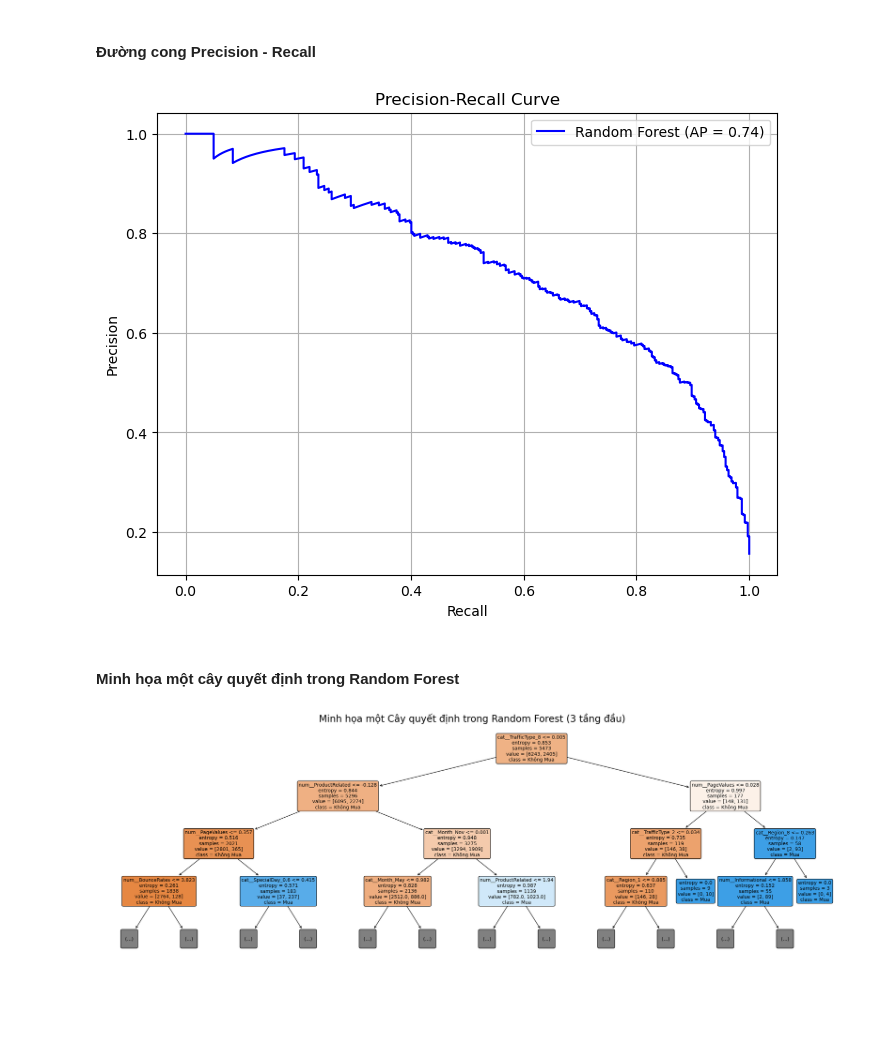
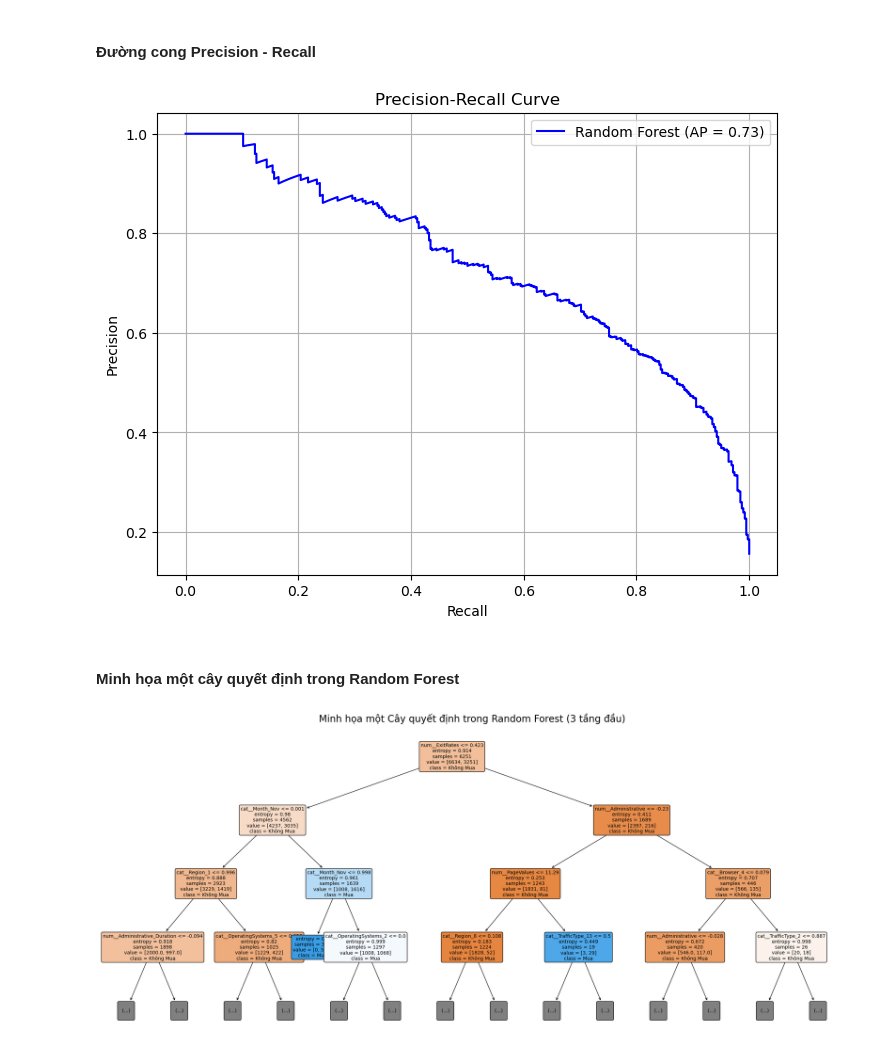
Before and after one commit to phnguyen-hub/11224830_Pham-Hanh-Nguyen, a Jupyter notebook: 11224830_Pham Hanh Nguyen.ipynb, the cells around one changed output. Drawn from its saved outputs; the diff is of its cells as text; code cells hidden in the pictures; blank space fills up the shorter version.

```diff
--- a/11224830_Pham Hanh Nguyen.ipynb
+++ b/11224830_Pham Hanh Nguyen.ipynb
@@ -268,10 +268,10 @@ Name: count, dtype: int64
 [False, True]
 # %%
 # Xác định danh sách các cột
-nominal_features = ["Month", "VisitorType", "Weekend", "OperatingSystems", "Browser", "Region", "TrafficType", "SpecialDay"]
+nominal_features = ["Month", "VisitorType", "Weekend", "OperatingSystems", "Browser", "Region", "TrafficType"]
 numeric_features = ["Administrative", "Administrative_Duration", "Informational",
                     "Informational_Duration", "ProductRelated", "ProductRelated_Duration",
-                    "BounceRates", "ExitRates", "PageValues"]
+                    "BounceRates", "ExitRates", "PageValues", "SpecialDay"]
 
 print(len(nominal_features))
 print(len(numeric_features))
@@ -506,11 +507,11 @@ preprocessor = ColumnTransformer(
     ])
 
 # Sử sụng Sampling
-over = BorderlineSMOTE(sampling_strategy=0.3, k_neighbors=6, random_state=42)
-under = RandomUnderSampler(sampling_strategy=0.4, random_state=42)
+over = BorderlineSMOTE(sampling_strategy=0.4, k_neighbors=6, random_state=42)
+under = RandomUnderSampler(sampling_strategy=0.5, random_state=42)
 model = DecisionTreeClassifier()
 
-# Định nghĩa Pipeline (Giữ nguyên)
+# Định nghĩa Pipeline
 pipe = Pipeline(steps=[
     ('preprocessor', preprocessor),
     ('oversample', over),
@@ -626,9 +627,9 @@ Fitting 5 folds for each of 24 candidates, totalling 120 fits
 # %%
 # 1. Chuẩn bị danh sách các mô hình
 final_models = {
-    'Logistic Regression': LogisticRegression(max_iter=2000, C=0.01, solver='liblinear', class_weight=None, random_state=42),
-    'Decision Tree': DecisionTreeClassifier(max_depth=10, min_samples_leaf=5, criterion='entropy', random_state=42),
-    'Random Forest': RandomForestClassifier(n_estimators=100, min_samples_leaf=5, max_depth=None, criterion='gini', random_state=42),
+    'Logistic Regression': LogisticRegression(max_iter=2000, C=0.01, solver='lbfgs', class_weight=None, random_state=42),
+    'Decision Tree': DecisionTreeClassifier(max_depth=10, min_samples_leaf=10, criterion='gini', random_state=42),
+    'Random Forest': RandomForestClassifier(n_estimators=100, min_samples_leaf=5, max_depth=20, criterion='gini', random_state=42),
     'SVM': SVC(C=100, kernel='rbf', gamma='scale', probability=True, random_state=42)
 }
 
@@ -905,34 +906,34 @@ plt.legend()
 plt.grid(True)
 plt.show()
 # %% [output]
-[figure, old version]
+[figure, new version]
 # %% [markdown]
 #### Minh họa một cây quyết định trong Random Forest
 # %%
 # 1. Lấy mô hình Random Forest từ Pipeline tốt nhất
 # (Giả sử full_pipeline_rf là kết quả best_estimator_ từ RandomizedSearch)
 rf_model = full_pipeline_rf.named_steps['model']
 
 # 2. Lấy bộ tiền xử lý để lấy tên các đặc trưng (Features)
 preprocessor = full_pipeline_rf.named_steps['preprocessor']
 feature_names = preprocessor.get_feature_names_out()
 
 # 3. Chọn ra một cây bất kỳ để vẽ (Ví dụ: cây số 0)
 single_tree = rf_model.estimators_[0]
 
-plt.figure(figsize=(28, 9)) # Kích thước hình lớn
+plt.figure(figsize=(28, 12)) # Kích thước hình lớn
 
 plot_tree(
     single_tree,
     feature_names=feature_names,  # Gán tên biến
     class_names=['Không Mua', 'Mua'], # Gán tên lớp (0 và 1)
     filled=True,
     rounded=True,
     fontsize=10,
     max_depth=3
 )
 
 plt.title("Minh họa một Cây quyết định trong Random Forest (3 tầng đầu)", fontsize=20)
 plt.show()
 # %% [output]
-[figure, old version]
+[figure, new version]
```
Also changed, not shown: parts of 10 cells of this notebook.
